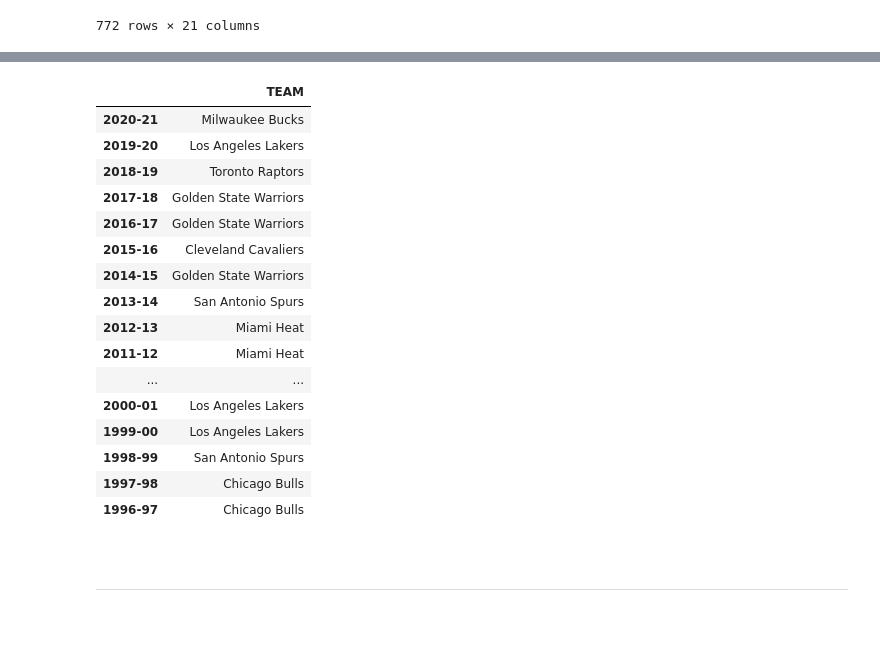
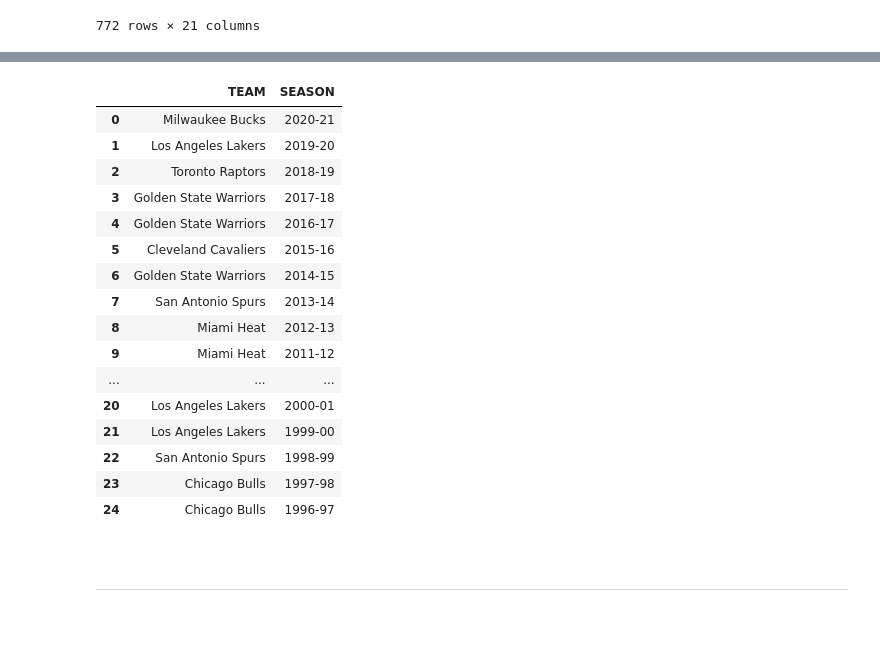
Before and after one commit to pascalegeday/NBA_Prediction_Analysis, a Jupyter notebook: nba_stats_transform_load.ipynb, the cells around one changed output, grey strips where cells are left out. Drawn from its saved outputs; the diff is of its cells as text; code cells hidden in the pictures.

Commit message:
Add load step for playoff and champion team tables

```diff
--- a/nba_stats_transform_load.ipynb
+++ b/nba_stats_transform_load.ipynb
@@ -135,24 +124,27 @@ playoff_teams_df
 16 rows × 26 columns
 # %%
+champions_df.reset_index(inplace=True)
+champions_df = champions_df.rename(columns = {"index": "SEASON"})
+champions_df = champions_df[["TEAM", "SEASON"]]
 champions_df
 # %% [output]
-|  | TEAM |
-| 2020-21 | Milwaukee Bucks |
-| 2019-20 | Los Angeles Lakers |
-| 2018-19 | Toronto Raptors |
-| 2017-18 | Golden State Warriors |
-| 2016-17 | Golden State Warriors |
-| 2015-16 | Cleveland Cavaliers |
-| 2014-15 | Golden State Warriors |
-| 2013-14 | San Antonio Spurs |
-| 2012-13 | Miami Heat |
-| 2011-12 | Miami Heat |
-| ... | ... |
-| 2000-01 | Los Angeles Lakers |
-| 1999-00 | Los Angeles Lakers |
-| 1998-99 | San Antonio Spurs |
-| 1997-98 | Chicago Bulls |
-| 1996-97 | Chicago Bulls |
+|  | TEAM | SEASON |
+| 0 | Milwaukee Bucks | 2020-21 |
+| 1 | Los Angeles Lakers | 2019-20 |
+| 2 | Toronto Raptors | 2018-19 |
+| 3 | Golden State Warriors | 2017-18 |
+| 4 | Golden State Warriors | 2016-17 |
+| 5 | Cleveland Cavaliers | 2015-16 |
+| 6 | Golden State Warriors | 2014-15 |
+| 7 | San Antonio Spurs | 2013-14 |
+| 8 | Miami Heat | 2012-13 |
+| 9 | Miami Heat | 2011-12 |
+| ... | ... | ... |
+| 20 | Los Angeles Lakers | 2000-01 |
+| 21 | Los Angeles Lakers | 1999-00 |
+| 22 | San Antonio Spurs | 1998-99 |
+| 23 | Chicago Bulls | 1997-98 |
+| 24 | Chicago Bulls | 1996-97 |
 # %% [markdown]
 <br>
 <hr>
```
Also changed, not shown: parts of 11 cells of this notebook, 1 other file.
